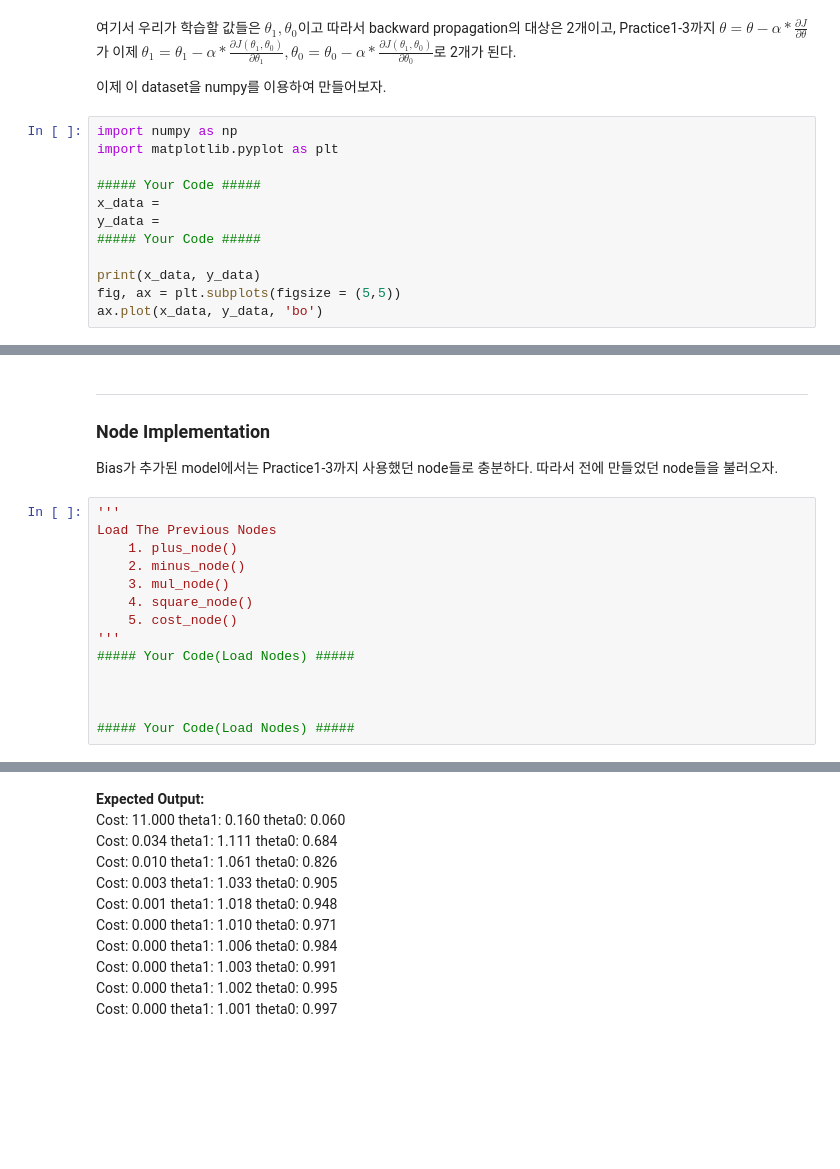
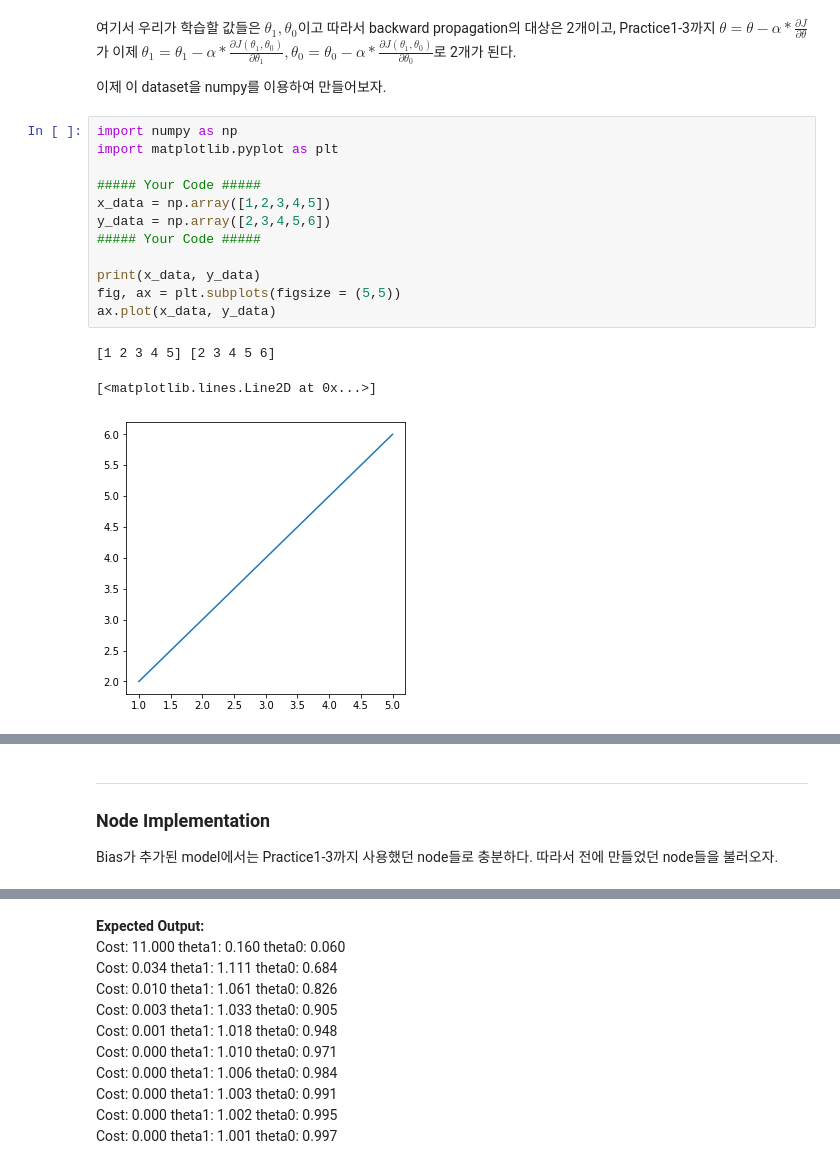
Before and after one commit to najy97/Deep_Learning_Practice_Notebooks, a Jupyter notebook: Chapter1_Linear_Regression/Practice1_4.ipynb, the cells around one changed output, grey strips where cells are left out. Drawn from its saved outputs; the diff is of its cells as text; blank space fills up the shorter version.

```diff
--- a/Chapter1_Linear_Regression/Practice1_4.ipynb
+++ b/Chapter1_Linear_Regression/Practice1_4.ipynb
@@ -25,15 +25,19 @@ NumPy를 이용하여 다음과 같은 x_data, y_data를 만드시오.
 # %%
 import numpy as np
 import matplotlib.pyplot as plt
 
 ##### Your Code #####
-x_data =
-y_data =
+x_data = np.array([1,2,3,4,5])
+y_data = np.array([2,3,4,5,6])
 ##### Your Code #####
 
 print(x_data, y_data)
 fig, ax = plt.subplots(figsize = (5,5))
-ax.plot(x_data, y_data, 'bo')
+ax.plot(x_data, y_data)
+# %% [output]
+[1 2 3 4 5] [2 3 4 5 6]
+[<matplotlib.lines.Line2D at 0x...>]
+[figure, added]
 # %% [markdown]
 **Expected Output:**
 
@@ -44,17 +48,3 @@ ax.plot(x_data, y_data, 'bo')
 ### Node Implementation
 Bias가 추가된 model에서는 Practice1-3까지 사용했던 node들로 충분하다.
 따라서 전에 만들었던 node들을 불러오자.
-# %%
-'''
-Load The Previous Nodes
-    1. plus_node()
-    2. minus_node()
-    3. mul_node()
-    4. square_node()
-    5. cost_node()
-'''
-##### Your Code(Load Nodes) #####
-
-
-
-##### Your Code(Load Nodes) #####
```
Also changed, not shown: parts of 3 cells of this notebook, 4 other files.
